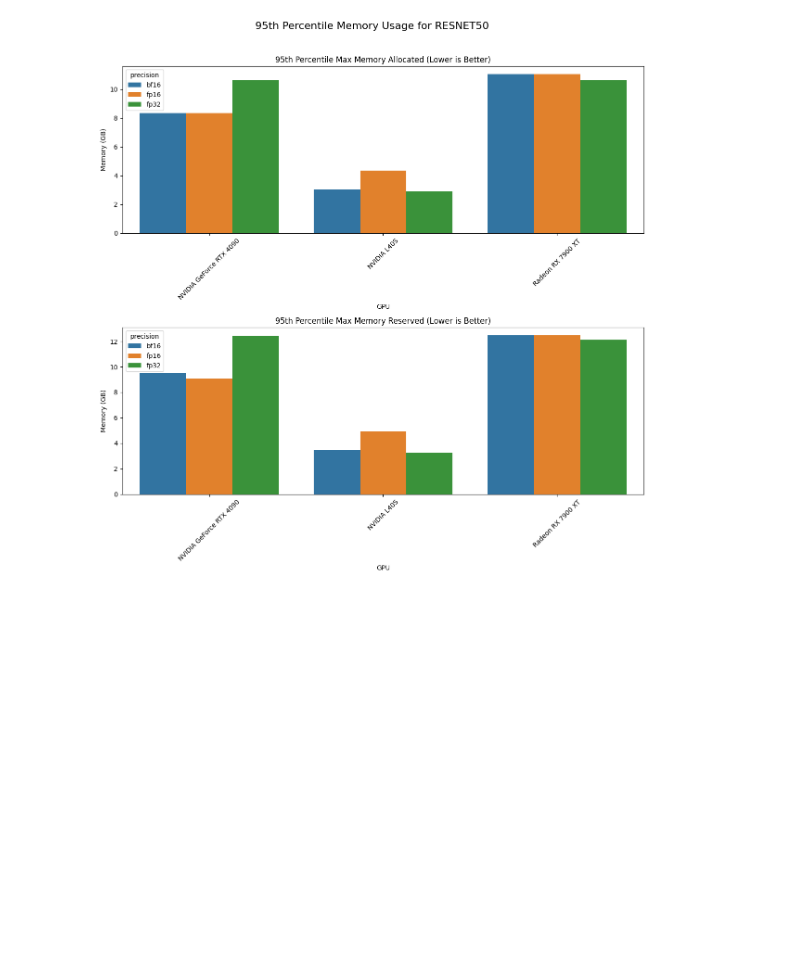
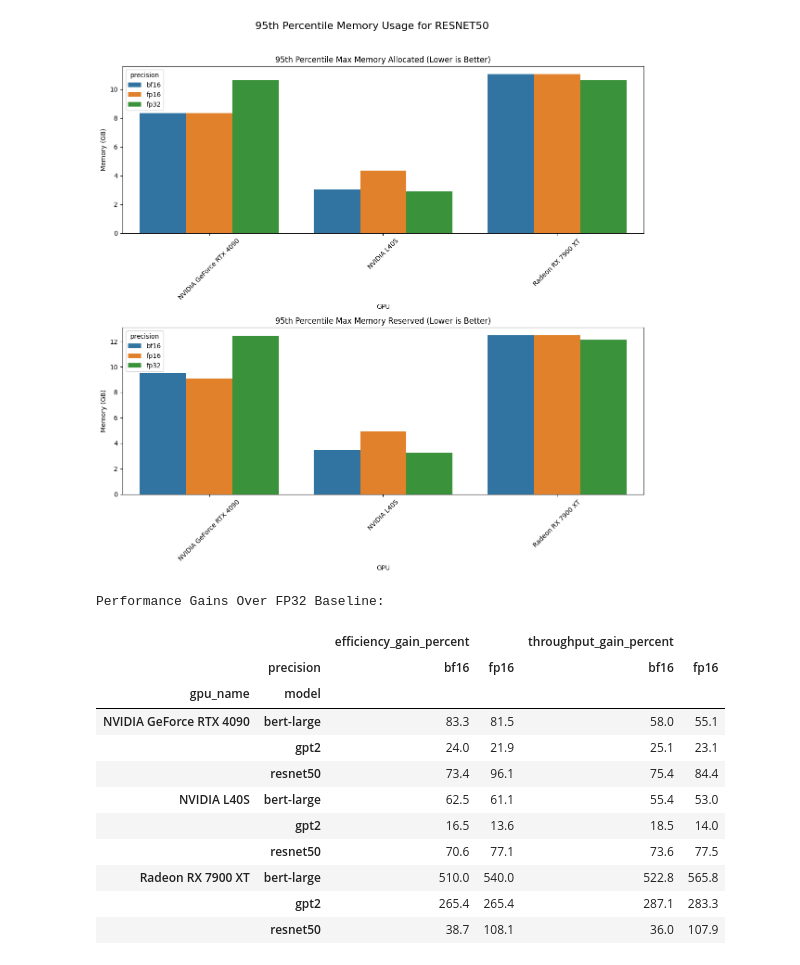
Before and after one commit to henriqueutzig/tcc_mixed_precision, a Jupyter notebook: train_exp_results/analyse_train_data.ipynb, the cells around one changed output. Cells and saved outputs as stored; diff of their text form; code cells hidden in the pictures; blank space fills up the shorter version.

```diff
--- a/train_exp_results/analyse_train_data.ipynb
+++ b/train_exp_results/analyse_train_data.ipynb
@@ -280,3 +280,62 @@ for model_name in models:
 [figure]
 [figure]
 [figure]
+# %%
+# Performance gains analysis - calculate relative improvements over fp32 baseline
+performance_gains = []
+
+for gpu in plot_data['gpu_name'].unique():
+    for model in plot_data['model'].unique():
+        gpu_model_data = plot_data[(plot_data['gpu_name'] == gpu) & (plot_data['model'] == model)]
+
+        # Get fp32 baseline performance
+        fp32_baseline = gpu_model_data[gpu_model_data['precision'] == 'fp32']
+        if len(fp32_baseline) == 0:
+            continue
+
+        fp32_throughput = fp32_baseline['avg_samples_per_sec'].iloc[0]
+        fp32_efficiency = fp32_baseline['avg_samples_per_watt'].iloc[0]
+
+        # Calculate gains for fp16 and bf16
+        for precision in ['fp16', 'bf16']:
+            precision_data = gpu_model_data[gpu_model_data['precision'] == precision]
+            if len(precision_data) == 0:
+                continue
+
+            throughput_gain = ((precision_data['avg_samples_per_sec'].iloc[0] / fp32_throughput) - 1) * 100
+            efficiency_gain = ((precision_data['avg_samples_per_watt'].iloc[0] / fp32_efficiency) - 1) * 100
+
+            performance_gains.append({
+                'gpu_name': gpu,
+                'model': model,
+                'precision': precision,
+                'throughput_gain_percent': round(throughput_gain, 1),
+                'efficiency_gain_percent': round(efficiency_gain, 1)
+            })
+
+gains_df = pd.DataFrame(performance_gains)
+
+# Display performance gains table
+print("Performance Gains Over FP32 Baseline:")
+gains_pivot = gains_df.pivot_table(
+    index=['gpu_name', 'model'],
+    columns='precision',
+    values=['throughput_gain_percent', 'efficiency_gain_percent'],
+    aggfunc='first'
+)
+
+gains_pivot
+# %% [output]
+Performance Gains Over FP32 Baseline:
+|  |  | efficiency_gain_percent |  | throughput_gain_percent |  |
+|  | precision | bf16 | fp16 | bf16 | fp16 |
+| gpu_name | model |  |  |  |  |
+| NVIDIA GeForce RTX 4090 | bert-large | 83.3 | 81.5 | 58.0 | 55.1 |
+|  | gpt2 | 24.0 | 21.9 | 25.1 | 23.1 |
+|  | resnet50 | 73.4 | 96.1 | 75.4 | 84.4 |
+| NVIDIA L40S | bert-large | 62.5 | 61.1 | 55.4 | 53.0 |
+|  | gpt2 | 16.5 | 13.6 | 18.5 | 14.0 |
+|  | resnet50 | 70.6 | 77.1 | 73.6 | 77.5 |
+| Radeon RX 7900 XT | bert-large | 510.0 | 540.0 | 522.8 | 565.8 |
+|  | gpt2 | 265.4 | 265.4 | 287.1 | 283.3 |
+|  | resnet50 | 38.7 | 108.1 | 36.0 | 107.9 |
```
Also changed, not shown: parts of 5 cells of this notebook, 1 other file.
